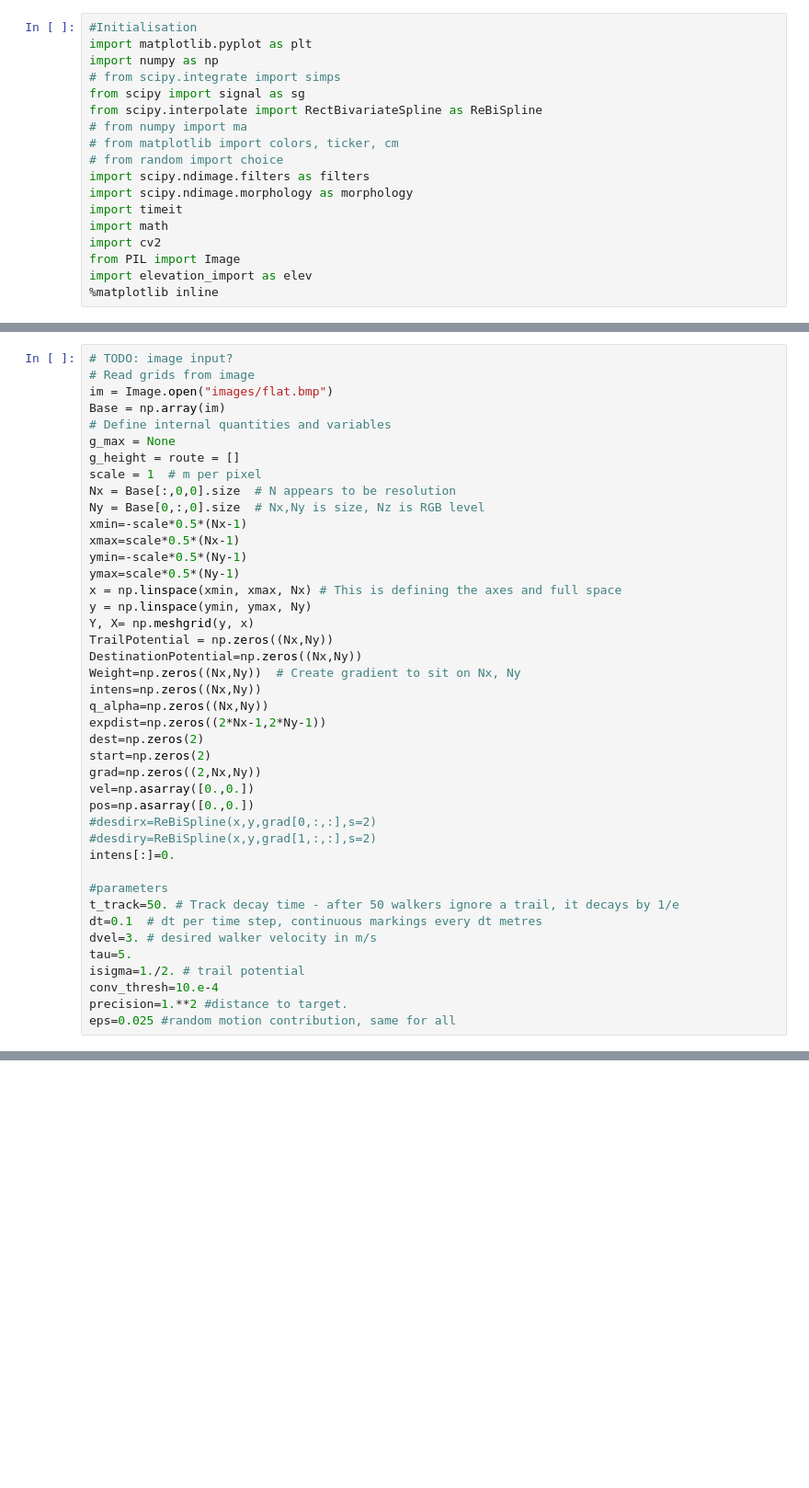
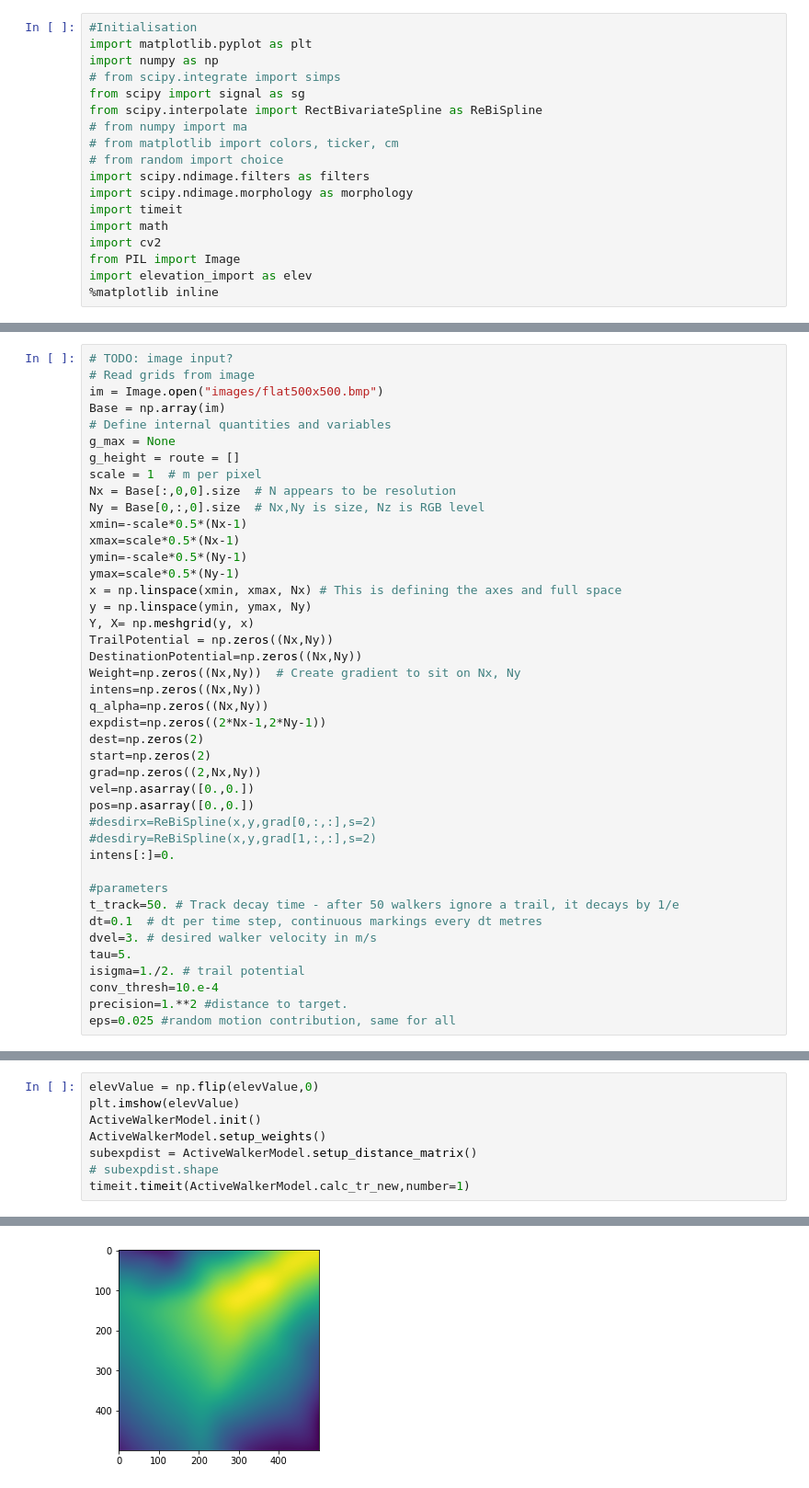
Before and after one commit to Misiek957/ActiveWalkerModelSimulation, a Jupyter notebook: ActiveWalkerModel.ipynb, the cells around one changed output, grey strips where cells are left out. Shown at 92% size. Drawn from its saved outputs; the diff is of its cells as text; blank space fills up the shorter version.

```diff
--- a/ActiveWalkerModel.ipynb
+++ b/ActiveWalkerModel.ipynb
@@ -29,7 +29,7 @@ theta_max = np.deg2rad(deg_max)
 # %%
 # TODO: image input?
 # Read grids from image
-im = Image.open("images/flat.bmp")
+im = Image.open("images/flat500x500.bmp")
 Base = np.array(im)
 # Define internal quantities and variables
 g_max = None
@@ -417,0 +426,9 @@ timeit.timeit(ActiveWalkerModel.calc_tr_new,number=1)
+# %%
+elevValue = np.flip(elevValue,0)
+plt.imshow(elevValue)
+ActiveWalkerModel.init()
+ActiveWalkerModel.setup_weights()
+subexpdist = ActiveWalkerModel.setup_distance_matrix()
+# subexpdist.shape
+timeit.timeit(ActiveWalkerModel.calc_tr_new,number=1)
+# %% [output]
@@ -418,3 +436,4 @@ timeit.timeit(ActiveWalkerModel.calc_tr_new,number=1)
+[figure, added]
 # %%
 g_slope = np.gradient(g_height,1)
 grady = g_slope[0] # vertical slope compontent
```
Also changed, not shown: parts of 10 cells of this notebook, 2 other files.
